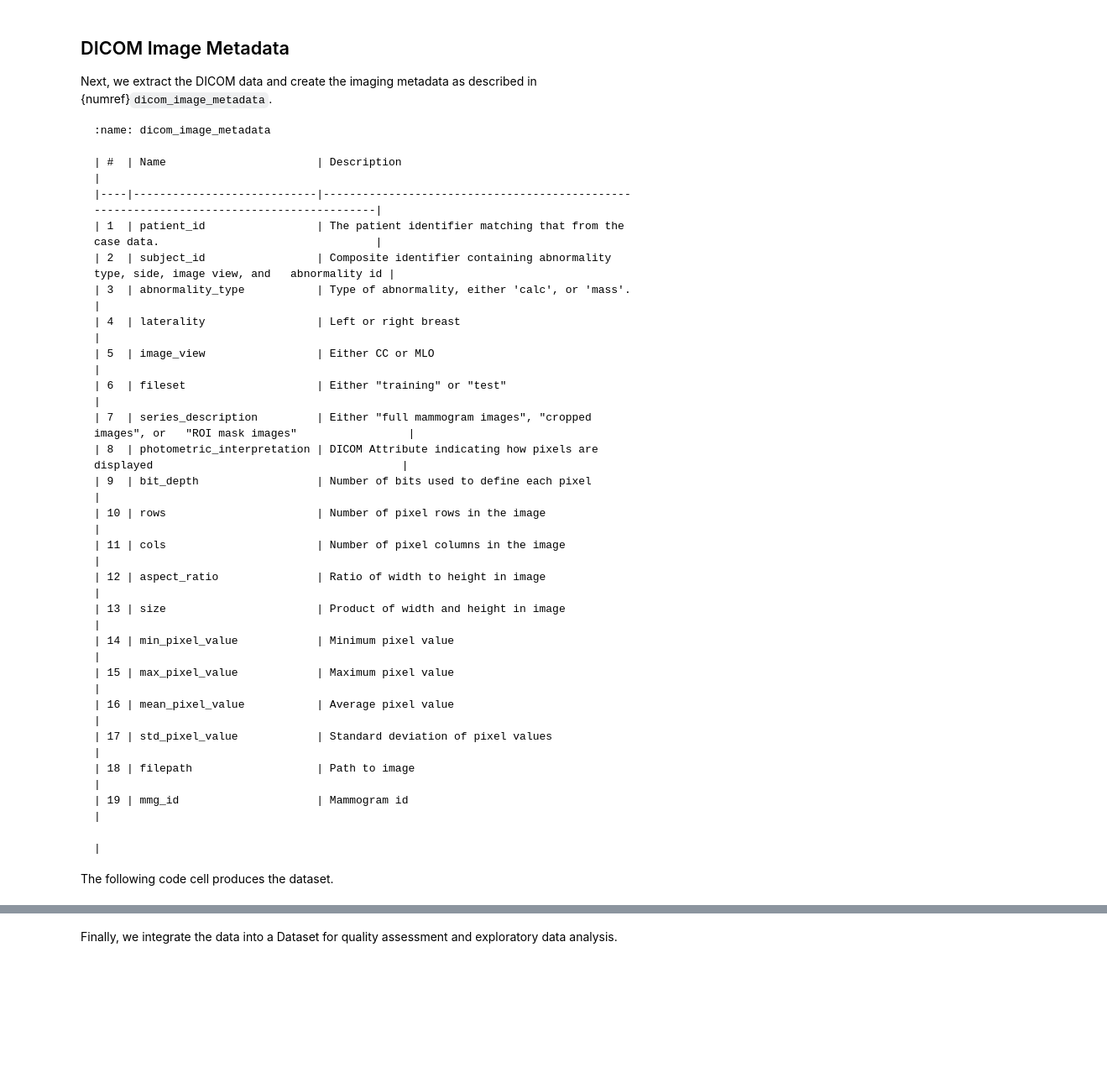
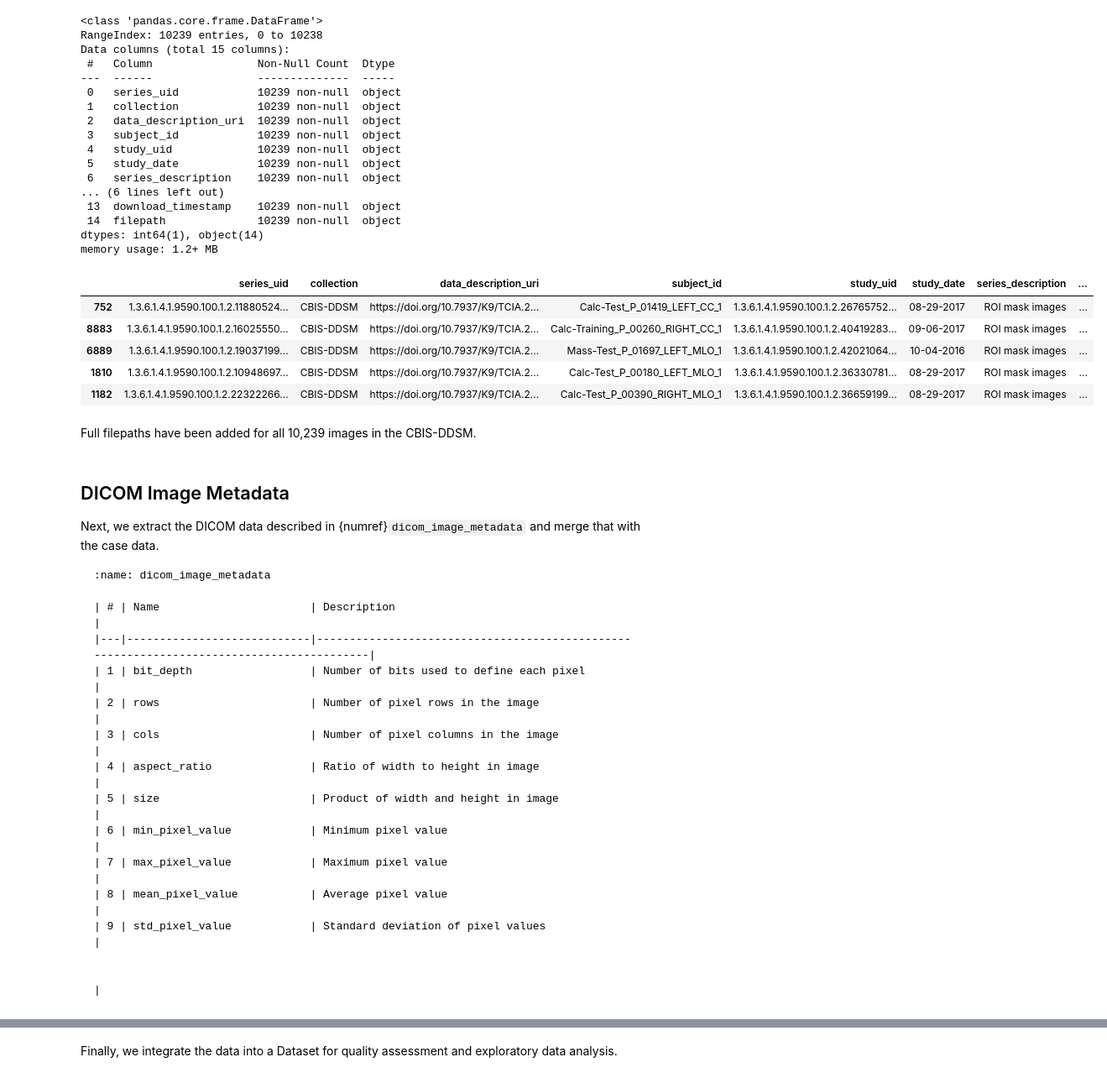
Before and after one commit to john-james-ai/BreastCancerDetection, a Jupyter notebook: notebooks/content/02_prep.ipynb, the cells around one changed output, grey strips where cells are left out. Shown at 84% size. Drawn from its saved outputs; the diff is of its cells as text; code cells hidden in the pictures; blank space fills up the shorter version.

````diff
--- a/notebooks/content/02_prep.ipynb
+++ b/notebooks/content/02_prep.ipynb
@@ -216,33 +274,56 @@ memory usage: 449.5+ KB
+# %%
+fpi = "data/meta/0_raw/metadata.csv"
+fpo = "data/meta/3_final/series.csv"
+sp = SeriesPrep(filepath=fpi, series_filepath=fpo, force=False)
+series = sp.prep()
+series.info()
+series.sample(n=5, random_state=55)
+# %% [output]
+<class 'pandas.core.frame.DataFrame'>
+RangeIndex: 10239 entries, 0 to 10238
+Data columns (total 15 columns):
+ #   Column                Non-Null Count  Dtype
+---  ------                --------------  -----
+ 0   series_uid            10239 non-null  object
+ 1   collection            10239 non-null  object
+ 2   data_description_uri  10239 non-null  object
+ 3   subject_id            10239 non-null  object
+ 4   study_uid             10239 non-null  object
+ 5   study_date            10239 non-null  object
+ 6   series_description    10239 non-null  object
+... (6 lines left out)
+ 13  download_timestamp    10239 non-null  object
+ 14  filepath              10239 non-null  object
+dtypes: int64(1), object(14)
+memory usage: 1.2+ MB
+|  | series_uid | collection | data_description_uri | subject_id | study_uid | study_date | series_description | ... |
+| 752 | 1.3.6.1.4.1.9590.100.1.2.11880524... | CBIS-DDSM | https://doi.org/10.7937/K9/TCIA.2... | Calc-Test_P_01419_LEFT_CC_1 | 1.3.6.1.4.1.9590.100.1.2.26765752... | 08-29-2017 | ROI mask images | ... |
+| 8883 | 1.3.6.1.4.1.9590.100.1.2.16025550... | CBIS-DDSM | https://doi.org/10.7937/K9/TCIA.2... | Calc-Training_P_00260_RIGHT_CC_1 | 1.3.6.1.4.1.9590.100.1.2.40419283... | 09-06-2017 | ROI mask images | ... |
+| 6889 | 1.3.6.1.4.1.9590.100.1.2.19037199... | CBIS-DDSM | https://doi.org/10.7937/K9/TCIA.2... | Mass-Test_P_01697_LEFT_MLO_1 | 1.3.6.1.4.1.9590.100.1.2.42021064... | 10-04-2016 | ROI mask images | ... |
+| 1810 | 1.3.6.1.4.1.9590.100.1.2.10948697... | CBIS-DDSM | https://doi.org/10.7937/K9/TCIA.2... | Calc-Test_P_00180_LEFT_MLO_1 | 1.3.6.1.4.1.9590.100.1.2.36330781... | 08-29-2017 | ROI mask images | ... |
+| 1182 | 1.3.6.1.4.1.9590.100.1.2.22322266... | CBIS-DDSM | https://doi.org/10.7937/K9/TCIA.2... | Calc-Test_P_00390_RIGHT_MLO_1 | 1.3.6.1.4.1.9590.100.1.2.36659199... | 08-29-2017 | ROI mask images | ... |
+# %% [markdown]
+Full filepaths have been added for all 10,239 images in the CBIS-DDSM.
 # %% [markdown]
 ## DICOM Image Metadata
 
-Next, we extract the DICOM data and create the imaging metadata as described in {numref}`dicom_image_metadata`.
+Next, we extract the DICOM data described in {numref}`dicom_image_metadata` and merge that with the case data.
 
 ```{table} DICOM Image Metadata
 :name: dicom_image_metadata
 
-| #  | Name                       | Description                                                                              |
-|----|----------------------------|------------------------------------------------------------------------------------------|
-| 1  | patient_id                 | The patient identifier matching that from the case data.                                 |
-| 2  | subject_id                 | Composite identifier containing abnormality type, side, image view, and   abnormality id |
-| 3  | abnormality_type           | Type of abnormality, either 'calc', or 'mass'.                                           |
-| 4  | laterality                 | Left or right breast                                                                     |
-| 5  | image_view                 | Either CC or MLO                                                                         |
-| 6  | fileset                    | Either "training" or "test"                                                              |
-| 7  | series_description         | Either "full mammogram images", "cropped images", or   "ROI mask images"                 |
-| 8  | photometric_interpretation | DICOM Attribute indicating how pixels are displayed                                      |
-| 9  | bit_depth                  | Number of bits used to define each pixel                                                 |
-| 10 | rows                       | Number of pixel rows in the image                                                        |
-| 11 | cols                       | Number of pixel columns in the image                                                     |
-| 12 | aspect_ratio               | Ratio of width to height in image                                                        |
-| 13 | size                       | Product of width and height in image                                                     |
-| 14 | min_pixel_value            | Minimum pixel value                                                                      |
-| 15 | max_pixel_value            | Maximum pixel value                                                                      |
-| 16 | mean_pixel_value           | Average pixel value                                                                      |
-| 17 | std_pixel_value            | Standard deviation of pixel values                                                       |
-| 18 | filepath                   | Path to image                                                                            |
-| 19 | mmg_id                     | Mammogram id                                                                             |
+| # | Name                       | Description                                                                              |
+|---|----------------------------|------------------------------------------------------------------------------------------|
+| 1 | bit_depth                  | Number of bits used to define each pixel                                                 |
+| 2 | rows                       | Number of pixel rows in the image                                                        |
+| 3 | cols                       | Number of pixel columns in the image                                                     |
+| 4 | aspect_ratio               | Ratio of width to height in image                                                        |
+| 5 | size                       | Product of width and height in image                                                     |
+| 6 | min_pixel_value            | Minimum pixel value                                                                      |
+| 7 | max_pixel_value            | Maximum pixel value                                                                      |
+| 8 | mean_pixel_value           | Average pixel value                                                                      |
+| 9 | std_pixel_value            | Standard deviation of pixel values                                                       |
+
                                                                                                                                             |
 ```
-The following code cell produces the dataset.
 # %%
````
Also changed, not shown: parts of 12 cells of this notebook, 10 other files.
